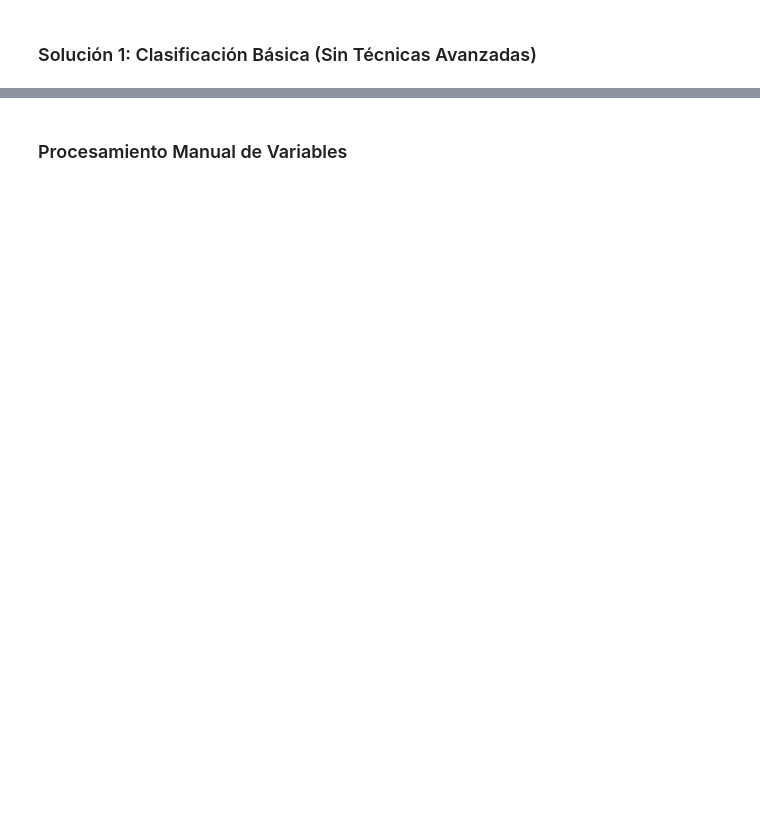
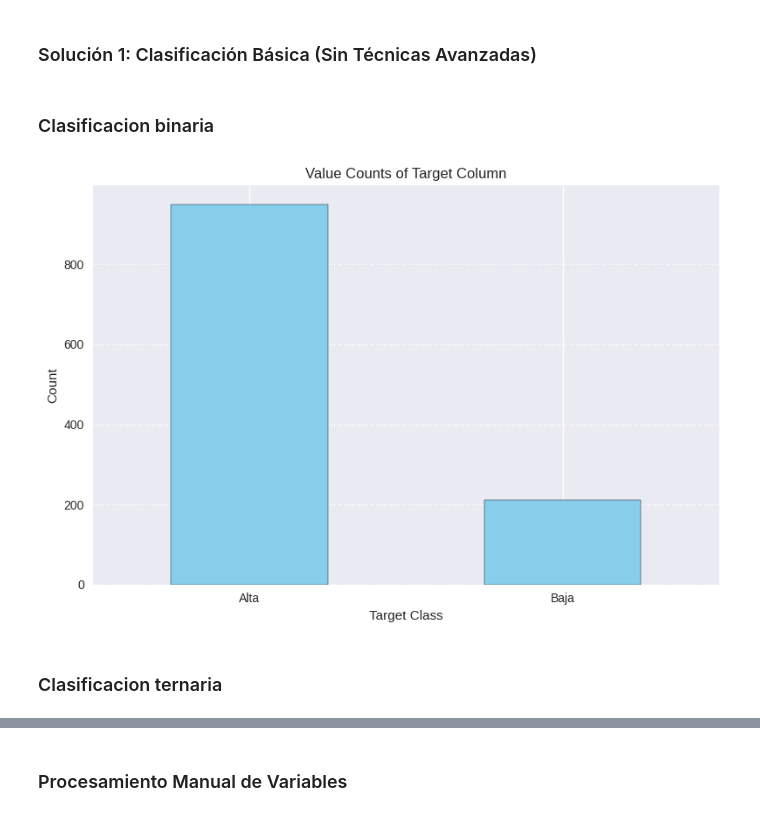
Before and after one commit to apovisr/PUCP_machine-learning, a Jupyter notebook: garment_productivity.ipynb, the cells around one changed output, grey strips where cells are left out. Cells and saved outputs as stored; diff of their text form; code cells hidden in the pictures; blank space fills up the shorter version.

```diff
--- a/garment_productivity.ipynb
+++ b/garment_productivity.ipynb
@@ -448,6 +388,27 @@ plot_all_columns(X)
 X.drop_duplicates(inplace=True)
+# %% [markdown]
+### Clasificacion binaria
+# %%
+def show_count_values_target(serie):
+  value_counts = serie.value_counts()
+
+  # Plot as a bar chart
+  value_counts.plot(kind='bar', color='skyblue', edgecolor='black')
+  plt.title('Value Counts of Target Column')
+  plt.xlabel('Target Class')
+  plt.ylabel('Count')
+  plt.xticks(rotation=0)
+  plt.grid(axis='y', linestyle='--', alpha=0.7)
+  plt.tight_layout()
+  plt.show()
 # %%
 # Discretizar la variable objetivo
 # Clasificación binaria: Baja (<0.6), Alta (>=0.6)
 y_bin = pd.cut(X['actual_productivity'], bins=[0, 0.6, 1.5], labels=['Baja', 'Alta'])
+# %%
+show_count_values_target(y_bin)
+# %% [output]
+[figure, added]
+# %% [markdown]
+### Clasificacion ternaria
 # %%
```
Also changed, not shown: parts of 64 cells of this notebook.
